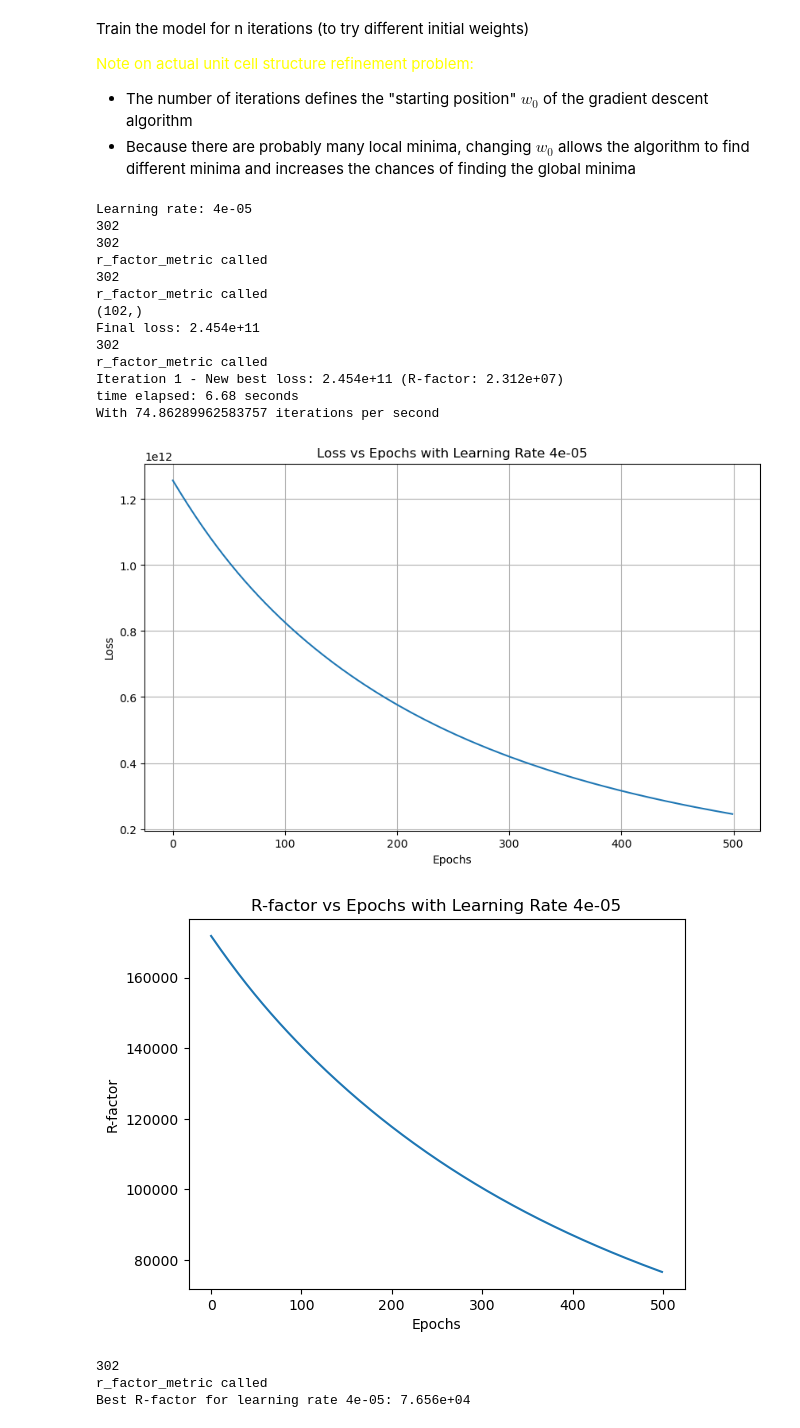
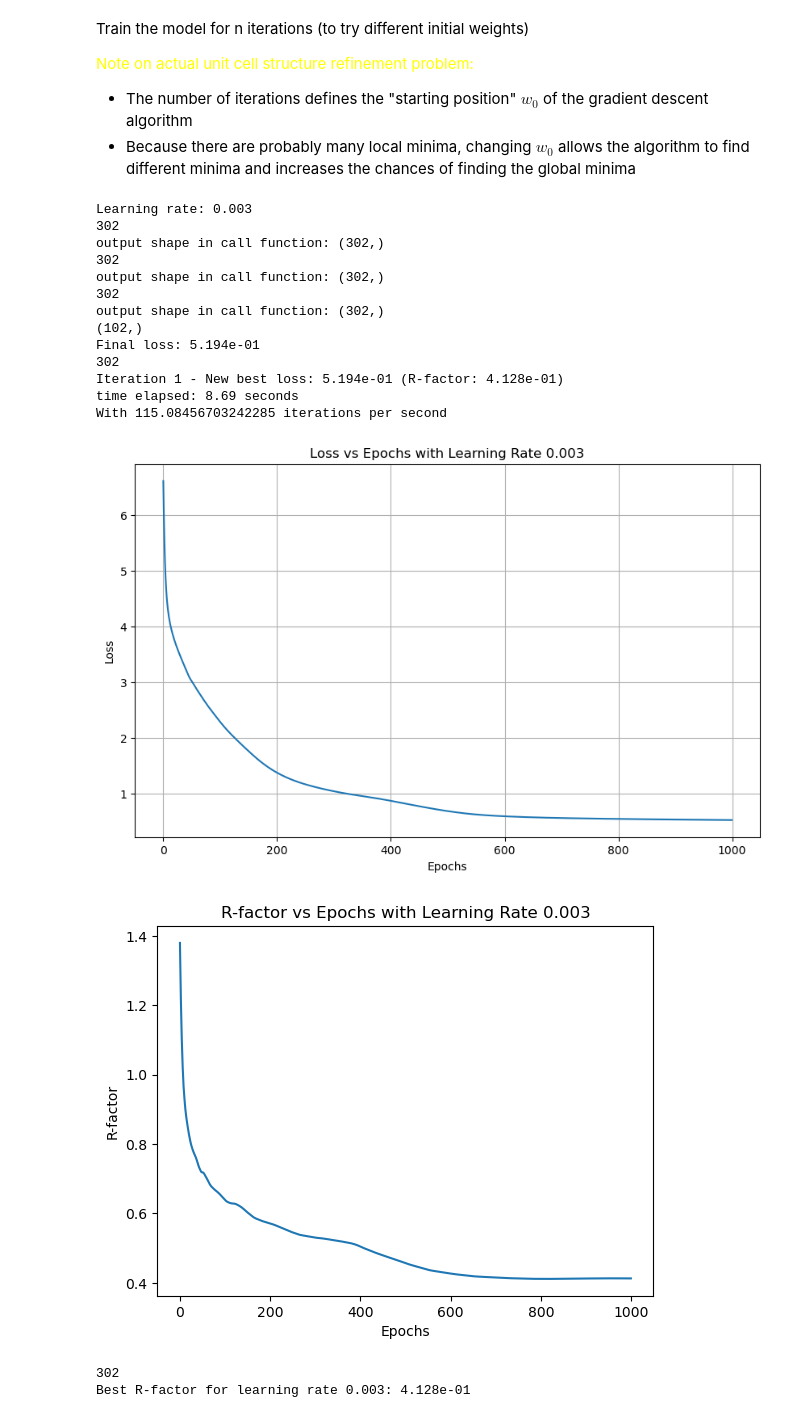
Before and after one commit to bleubreeymeow/alrisDistortionFit, a Jupyter notebook: PBCO/PBCO_1_3_inplane/C2/C2_gradient_descent.ipynb, the cells around one changed output. Drawn from its saved outputs; the diff is of its cells as text; code cells hidden in the pictures.

```diff
--- a/PBCO/PBCO_1_3_inplane/C2/C2_gradient_descent.ipynb
+++ b/PBCO/PBCO_1_3_inplane/C2/C2_gradient_descent.ipynb
@@ -162,7 +164,7 @@ vol_err = experimental_data2["intensity_exp_err"].tolist()
 
 #labels = np.array(labels, dtype=np.float32)
 #labels = labels / np.max(labels) #Normalize labels
-#labels = labels / 149709.010190213 * 100  # Normalize to sum to 60
+labels = labels / np.float32(149709.010190213) * 10000  # Normalize to sum to 60
 
 labels_err = []
 
@@ -243,11 +243,12 @@ def fun_tf(hkl_list, pars, matrix):
     qnorms = tf.norm(tf.cast(all_hkl_list, tf.float32), axis=1)
     intensity = intensity * tf.exp(- w * qnorms ** 2)  # Apply Debye-Waller factor
 
-    all_sim_intensity = intensity * 100
+    all_sim_intensity = intensity
     #sim_intensity = intensity / tf.reduce_max(intensity)  # Normalize to max intensity
-    # print(tf.reduce_sum(all_sim_intensity))
 
-    # all_sim_intensity = all_sim_intensity / tf.reduce_sum(all_sim_intensity) * 100
+
+    #all_sim_intensity = all_sim_intensity / tf.reduce_max(all_sim_intensity) * 10000
+    all_sim_intensity = all_sim_intensity / tf.reduce_sum(all_sim_intensity) * 10000
 
     # Extract only the intensities corresponding to the input hkl_list
     sim_intensity = tf.gather(all_sim_intensity, hkl_indices)
@@ -270,15 +271,15 @@ class FunAsLayer(tf.keras.layers.Layer):
         self.matrix = matrix
 
     def build(self, input_shape):
-        self.param = self.add_weight(name='param', shape=(mode_num,), initializer=tf.keras.initializers.RandomNormal(mean=0.0, stddev=0.04, seed=1), trainable=True)
+        max_mode_amps = self.max_mode_amps
+        self.param = (self.add_weight(name='param', shape=(mode_num,), initializer=tf.keras.initializers.RandomNormal(mean=0.0, stddev=0.07, seed=1), trainable=True, constraint=lambda x: tf.clip_by_value(x, -max_mode_amps, max_mode_amps)))
         super().build(input_shape)
 
+
     def call(self, inputs):
-        # Apply tanh to ensure parameters stay within the [-1, 1] range then multiply by max_mode_amps so each parameter is scaled corresponding to the element in max_mode_amps
-        pretransform = tf.tanh(self.param)
-        transformed_params = pretransform * self.max_mode_amps  # Scale parameters
-
+        transformed_params = self.param  # Scale parameters
         output = fun_tf(inputs, transformed_params , self.matrix)
+        print('output shape in call function:' , output.shape)
         return tf.reshape(output , [-1])  # Ensure output is 1D
 # %% [markdown]
 Create optimizer and define loss function
@@ -352,9 +353,8 @@ class WeightedMeanSquaredError(tf.keras.losses.Loss):
 
 # Define the custom metric function
 def r_factor_metric(y_true, y_pred):
-    labels = y_true
-    print('r_factor_metric called')
-    return tf.reduce_sum(tf.abs(labels - y_pred)) / tf.reduce_sum(tf.abs(labels))
+    y_true = tf.reshape(y_true, [-1])
+    return tf.reduce_sum(tf.abs(y_true - y_pred)) / tf.reduce_sum(tf.abs(y_true))
 # %% [markdown]
 Train the model for n iterations (to try different initial weights)
 
@@ -362,7 +362,7 @@ Train the model for n iterations (to try different initial weights)
 - The number of iterations defines the "starting position" $w_0$ of the gradient descent algorithm
 - Because there are probably many local minima, changing $w_0$ allows the algorithm to find different minima and increases the chances of finding the global minima
 # %%
-lr = [4e-5]
+lr = [3e-3]
 best_pars_overall = None
 best_rf_overall = np.inf
 best_loss_overall = []
@@ -381,7 +381,7 @@ for learning_rate in lr:
 
     max_mode_amps = tf.convert_to_tensor(max_mode_amps, dtype=tf.float32)
 
-    n_epochs = 500
+    n_epochs = 1000
     histories = []
     n_iter = 1
 
@@ -414,7 +414,7 @@ for learning_rate in lr:
         batch_size = features.shape[0], # Use a smaller batch size features.shape[0]
         epochs=n_epochs,
         verbose=0,
-        shuffle=True, # not sure whether this matters
+        shuffle=False, # not sure whether this matters (THIS MATTERS actually lmao, always set to false -alris)
         # callbacks=[cb]
         sample_weight=labels_err  # Use sample weights if you have errors
         )
@@ -426,13 +426,13 @@ for learning_rate in lr:
         # Check final loss
         final_loss = history.history['loss'][-1]
         print(model.layers[-1].get_weights()[0].shape)
-        curren_model_pars = max_mode_amps * tf.tanh(model.layers[-1].get_weights()[0])
+        curren_model_pars = (model.layers[-1].get_weights()[0])
 
         print(f"Final loss: {final_loss:.3e}")
 
         if final_loss < min_loss:
             # Update best model parameters
-            best_model_pars = max_mode_amps * tf.tanh(model.layers[-1].get_weights()[0])
+            best_model_pars = model.layers[-1].get_weights()[0]
             min_loss = final_loss
             rf = r_factor_metric(labels, fun_tf(features, best_model_pars , matrix))
             print(f"Iteration {i+1} - New best loss: {min_loss:.3e} (R-factor: {rf:.3e})")
@@ -448,47 +448,45 @@ for learning_rate in lr:
 
     # Plot the loss values for each iteration
     for i, loss_values in enumerate(all_losses):
         plt.plot(loss_values, label=f'Iteration {i+1}')
 
     plt.title(f'Loss vs Epochs with Learning Rate {learning_rate}')
     plt.xlabel('Epochs')
     plt.ylabel('Loss')
     # plt.legend()
     plt.grid(True)
     plt.show()
 
     for i , rf_values in enumerate(all_rfs):
         plt.plot(rf_values, label=f'R-factor Iteration {i+1}')
 
     plt.title(f'R-factor vs Epochs with Learning Rate {learning_rate}')
     plt.xlabel('Epochs')
     plt.ylabel('R-factor')
     plt.show()
 
     y_pred = fun_tf(features, best_model_pars , matrix)
-    labels = tf.reshape(labels, [-1])
     rf = r_factor_metric(labels, y_pred)
     print(f"Best R-factor for learning rate {learning_rate}: {rf:.3e}")
     final_weights = model.layers[-1].get_weights()[0]
 # %% [output]
-Learning rate: 4e-05
+Learning rate: 0.003
 302
+output shape in call function: (302,)
 302
-r_factor_metric called
+output shape in call function: (302,)
 302
-r_factor_metric called
+output shape in call function: (302,)
 (102,)
-Final loss: 2.454e+11
+Final loss: 5.194e-01
 302
-r_factor_metric called
-Iteration 1 - New best loss: 2.454e+11 (R-factor: 2.312e+07)
-time elapsed: 6.68 seconds
-With 74.86289962583757 iterations per second
+Iteration 1 - New best loss: 5.194e-01 (R-factor: 4.128e-01)
+time elapsed: 8.69 seconds
+With 115.08456703242285 iterations per second
-[figure, old version]
+[figure, new version]
-[figure, old version]
+[figure, new version]
 302
-r_factor_metric called
-Best R-factor for learning rate 4e-05: 7.656e+04
+Best R-factor for learning rate 0.003: 4.128e-01
 # %%
 all_losses = best_loss_overall
 best_model_pars = best_pars_overall
```
Also changed, not shown: parts of 6 cells of this notebook, 1 other file.
